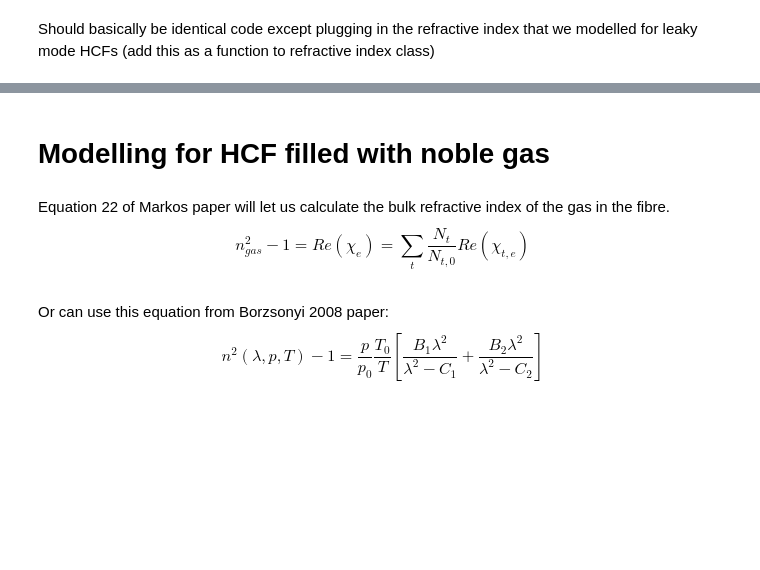
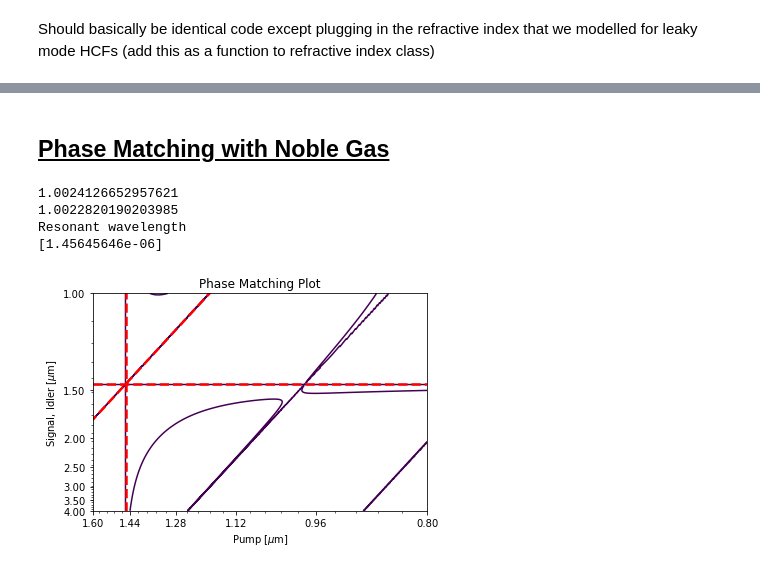
Before and after one commit to jmorse2020/FYP_Simulations, a Jupyter notebook: fwm_simulation.ipynb, the cells around one changed output, grey strips where cells are left out. Cells and saved outputs as stored; diff of their text form; code cells hidden in the pictures; blank space fills up the shorter version.

```diff
--- a/fwm_simulation.ipynb
+++ b/fwm_simulation.ipynb
@@ -318,7 +286,2 @@ plt.show()
-# %% [markdown]
-# Modelling for HCF filled with noble gas
-# %% [markdown]
-Equation 22 of Markos paper will let us calculate the bulk refractive index of the gas in the fibre.
-$$ n^{2}_{gas} - 1 = Re(\chi_{e}) =  \sum_{t}^{} \frac{N_{t}}{N_{t,0}}Re(\chi_{t,e})  $$
-Or can use this equation from Borzsonyi 2008 paper:
-$$ n^{2}(\lambda,p,T) - 1 = \frac{p}{p_{0}}\frac{T_{0}}{T} [\frac{B_{1}\lambda^{2}}{\lambda^{2}-C_{1}} + \frac{B_{2}\lambda^{2}}{\lambda^{2}-C_{2}}] $$
+# %% [markdown]
+## <u> Phase Matching with Noble Gas </u>
@@ -324,0 +324,70 @@ $$ n^{2}(\lambda,p,T) - 1 = \frac{p}{p_{0}}\frac{T_{0}}{T} [\frac{B_{1}\lambda^{
+# %%
+# Parameters:
+Temperature = 293 # K
+Pressure = 5000 # mBar
+w = 0.7e-6 # m
+core_radius = 22e-6 # m
+gas = "xenon"
+gamma = 0.0
+P_0 = 100
+loss_ms = [1]
+# %%
+
+
+gas_index = lambda x: RefractiveIndex.Gas(wavelengths=x, pressure=Pressure, temperature=Temperature, gas_name=gas)
+print(gas_index(1000))
+refractive_index = lambda x: RefractiveIndex.HCF(R=core_radius, w=w, wavelengths=x, n_gas=gas_index, normalised_gap=0.27)
+print(refractive_index(1000))
+resonsance_wavelengths = find_loss_wavelengths(w = w, n_gas=gas_index, n_wall=RefractiveIndex.n_fs, wavelengths=signal_wavelengths,ms = loss_ms)
+# print("test")
+# print(resonsance_wavelengths)
+
+delta_beta = phase_matching(pump_wavelengths=pump_wavelengths, signal_wavelengths=signal_wavelengths, refractive_index=refractive_index, show_plots=False, P=P_0, gamma=gamma)
+axis_parameter = "ang_freq"
+if axis_parameter.lower() == "wavelength":
+    phase_matching_contour = plt.contour(pump_wavelengths, signal_wavelengths, delta_beta, levels=[0], color='k')
+    contour_data = phase_matching_contour.collections[0].get_paths()[0].vertices
+    for resonsance_wavelength in resonsance_wavelengths:
+        print("Resonant wavelength")
+        print(resonsance_wavelength[0])
+        resonances_linewidth = 2.5
+        const_idlers = 1 / ( (2 / pump_wavelengths) - (1 / resonsance_wavelength[0]))
+        plt.plot(pump_wavelengths, const_idlers, color = 'r', linestyle = '--', linewidth = resonances_linewidth)
+        plt.axvline(resonsance_wavelength[0], color = 'r', linestyle = '--', linewidth = resonances_linewidth)
+        plt.axhline(resonsance_wavelength[0], color = 'r', linestyle = '--', linewidth = resonances_linewidth)
+    plt.xlabel('Pump [m]')
+    plt.ylabel('Signal, Idler [m]')
+    plt.title('Phase Matching Plot')
+    plt.xlim([min(pump_wavelengths), max(pump_wavelengths)])
+    plt.ylim([min(signal_wavelengths), max(signal_wavelengths)])
+    plt.show()
+elif axis_parameter.lower() == "ang_freq":
+    phase_matching_contour = plt.contour(lambda_to_ang_freq(pump_wavelengths), lambda_to_ang_freq(signal_wavelengths), delta_beta, levels=[0], color='k')
+    contour_data = phase_matching_contour.collections[0].get_paths()[0].vertices
+    for resonsance_wavelength in resonsance_wavelengths:
+        print("Resonant wavelength")
+        print(resonsance_wavelength[0])
+        resonances_linewidth = 2.5
+        const_idlers = 1 / ( (2 / pump_wavelengths) - (1 / resonsance_wavelength[0]))
+        plt.plot(lambda_to_ang_freq(pump_wavelengths), lambda_to_ang_freq(const_idlers), color = 'r', linestyle = '--', linewidth = resonances_linewidth)
+        plt.axvline(lambda_to_ang_freq(resonsance_wavelength[0]), color = 'r', linestyle = '--', linewidth = resonances_linewidth)
+        plt.axhline(lambda_to_ang_freq(resonsance_wavelength[0]), color = 'r', linestyle = '--', linewidth = resonances_linewidth)
+    plt.xlabel(r'Pump [$\mu$m]')
+    plt.ylabel(r'Signal, Idler [$\mu$m]')
+    plt.title('Phase Matching Plot')
+    plt.xlim([min(lambda_to_ang_freq(pump_wavelengths)), max(lambda_to_ang_freq(pump_wavelengths))])
+    plt.ylim([min(lambda_to_ang_freq(signal_wavelengths)), max(lambda_to_ang_freq(signal_wavelengths))])
+
+WavelengthTicksOnAngularFrequencyPlot(min(pump_wavelengths), max(pump_wavelengths), 6, axis='x')
+WavelengthTicksOnAngularFrequencyPlot(min(signal_wavelengths), max(signal_wavelengths), 7, axis='y')
+# interp_val = phase_matching_contour.collections[0].get_paths()[0].interpolated(delta_beta, lambda_to_ang_freq(pump_wavelengths), lambda_to_ang_freq(signal_wavelengths), lambda_to_ang_freq(1.12e-6), lambda_to_ang_freq(2.5e-6))
+# print(interp_val)
+# interp_val = np.interp([lambda_to_ang_freq(1.12e-6)], lambda_to_ang_freq(pump_wavelengths), delta_beta[np.where(np.isclose(lambda_to_ang_freq(signal_wavelengths), 2.50e-6))])[0]
+# print(interp_val)
+plt.show()
+# %% [output]
+1.0024126652957621
+1.0022820190203985
+Resonant wavelength
+[1.45645646e-06]
+[figure, added]
```
Also changed, not shown: parts of 14 cells of this notebook, 2 other files.
